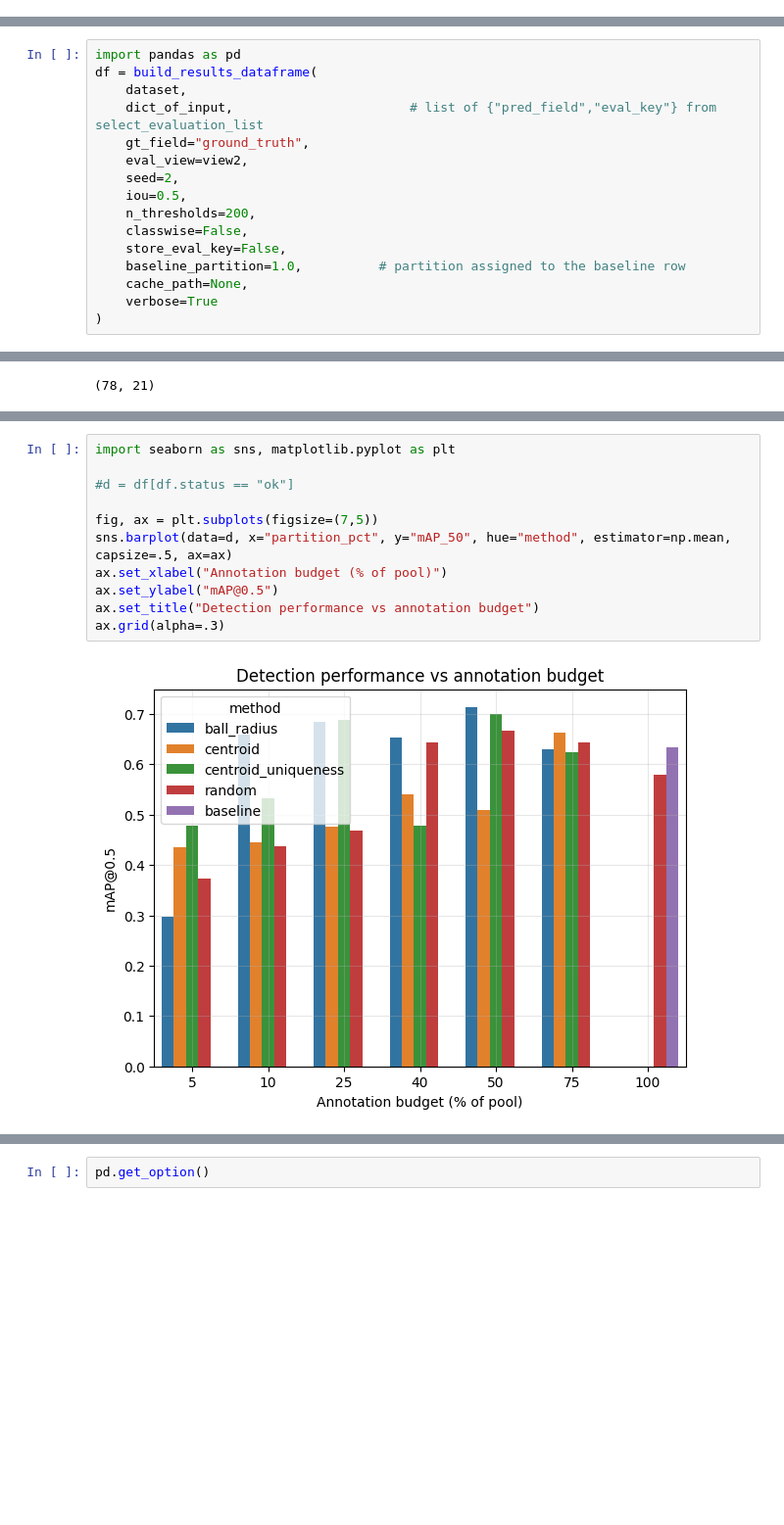
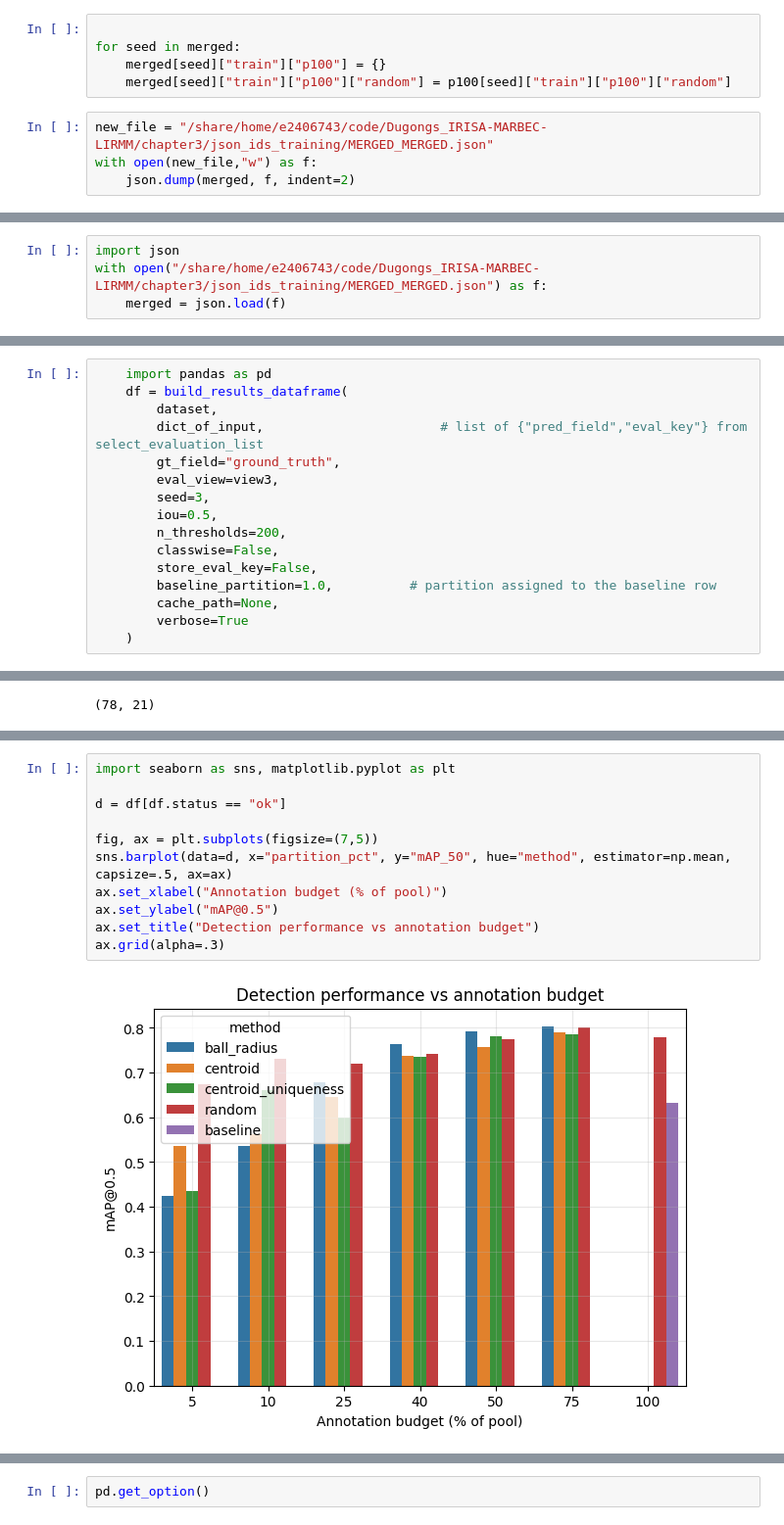
Before and after one commit to emanuel-gf/Dugongs_IRISA-MARBEC-LIRMM, a Jupyter notebook: chapter3/evaluation.ipynb, the cells around one changed output, grey strips where cells are left out. Shown at 98% size. Cells and saved outputs as stored; diff of their text form; blank space fills up the shorter version.

```diff
--- a/chapter3/evaluation.ipynb
+++ b/chapter3/evaluation.ipynb
@@ -38,0 +61,9 @@ fo.list_datasets()
+# %%
+
+for seed in merged:
+    merged[seed]["train"]["p100"] = {}
+    merged[seed]["train"]["p100"]["random"] = p100[seed]["train"]["p100"]["random"]
+# %%
+new_file = "/share/home/e2406743/code/Dugongs_IRISA-MARBEC-LIRMM/chapter3/json_ids_training/MERGED_MERGED.json"
+with open(new_file,"w") as f:
+    json.dump(merged, f, indent=2)
@@ -39,3 +87,7 @@ fo.list_datasets()
+# %%
+import json
+with open("/share/home/e2406743/code/Dugongs_IRISA-MARBEC-LIRMM/chapter3/json_ids_training/MERGED_MERGED.json") as f:
+    merged = json.load(f)
 # %%
 dataset = fo.load_dataset("wp_final_test")
 # %% [markdown]
@@ -1234,17 +1875,17 @@ dict_of_input
 # %%
-import pandas as pd
-df = build_results_dataframe(
-    dataset,
-    dict_of_input,                       # list of {"pred_field","eval_key"} from select_evaluation_list
-    gt_field="ground_truth",
-    eval_view=view2,
-    seed=2,
-    iou=0.5,
-    n_thresholds=200,
-    classwise=False,
-    store_eval_key=False,
-    baseline_partition=1.0,          # partition assigned to the baseline row
-    cache_path=None,
-    verbose=True
-)
+    import pandas as pd
+    df = build_results_dataframe(
+        dataset,
+        dict_of_input,                       # list of {"pred_field","eval_key"} from select_evaluation_list
+        gt_field="ground_truth",
+        eval_view=view3,
+        seed=3,
+        iou=0.5,
+        n_thresholds=200,
+        classwise=False,
+        store_eval_key=False,
+        baseline_partition=1.0,          # partition assigned to the baseline row
+        cache_path=None,
+        verbose=True
+    )
 # %% [output]
@@ -1480,13 +2240,13 @@ df_join.head()
 # %%
 import seaborn as sns, matplotlib.pyplot as plt
 
-#d = df[df.status == "ok"]
+d = df[df.status == "ok"]
 
 fig, ax = plt.subplots(figsize=(7,5))
 sns.barplot(data=d, x="partition_pct", y="mAP_50", hue="method", estimator=np.mean, capsize=.5, ax=ax)
 ax.set_xlabel("Annotation budget (% of pool)")
 ax.set_ylabel("mAP@0.5")
 ax.set_title("Detection performance vs annotation budget")
 ax.grid(alpha=.3)
 # %% [output]
-[figure, old version]
+[figure, new version]
```
Also changed, not shown: parts of 77 cells of this notebook, 7 other files.
